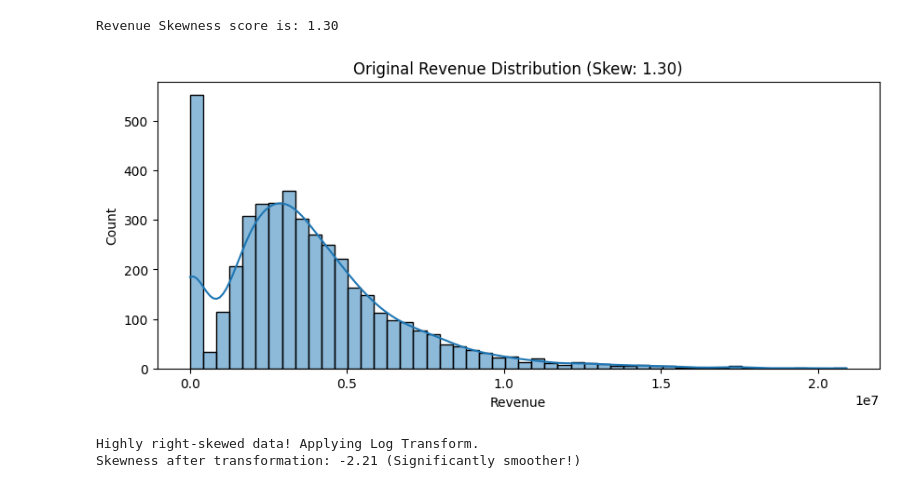
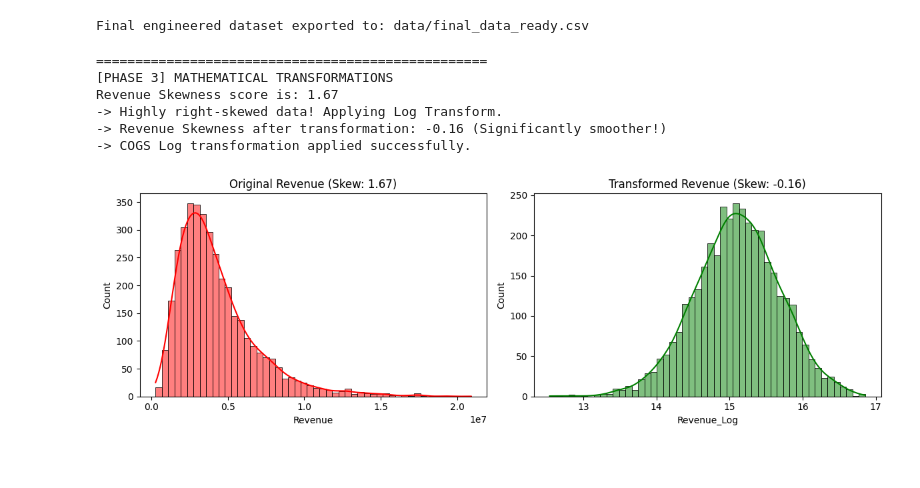
Before and after one commit to anhthi-1811/ecommerce-financial-forecasting, a Jupyter notebook: main.ipynb, the cells around one changed output. Cells and saved outputs as stored; diff of their text form; code cells hidden in the pictures; blank space fills up the shorter version.

Commit message:
Refactor pipeline: Integrate config.ini, fix OOP structure, and add business insights

```diff
--- a/main.ipynb
+++ b/main.ipynb
@@ -39,8 +52,10 @@ if __name__ == "__main__":
 # IMPORT CLASS
 from src.feature_engineer import FeatureEngineer
 
+DATA_DIR = config.get('PATHS', 'DATA_DIR')
+
 # INITIALIZE FEATURE ENGINEERING
-engineer = FeatureEngineer(master_df=base_data, data_dir='data/')
+engineer = FeatureEngineer(master_df=base_data, data_dir=f"{DATA_DIR}/")
 
 # Chain feature engineering methods sequentially
 final_data = (engineer
@@ -54,11 +69,5 @@ final_data = (engineer
               .add_feature_interactions() # Solution 4: Advanced Cross-Interactions
               .get_data())
 
-# Extract all numeric columns (Int, Float)
-numeric_cols = final_data.select_dtypes(include=['number']).columns
-
-# Fill missing values with 0 ONLY for these numeric columns
-final_data[numeric_cols] = final_data[numeric_cols].fillna(0)
-
 display(final_data.head())
 # %% [output]
@@ -88,46 +97,64 @@ display(final_data.head())
 5 rows × 43 columns
 # %%
 # Export final dataset to CSV
-final_data.to_csv('data/final_data_ready.csv', index=False)
+export_path = f"{DATA_DIR}/final_data_ready.csv"
+final_data.to_csv(export_path, index=False)
+print(f"Final engineered dataset exported to: {export_path}")
+# %% [output]
+Final engineered dataset exported to: data/final_data_ready.csv
 # %%
 import numpy as np
 import matplotlib.pyplot as plt
 import seaborn as sns
 
 # ========================================================
-# MATHEMATICAL CHECK FOR SKEWNESS & TRANSFORMATION
+# MATHEMATICAL SKEWNESS CHECK & LOG TRANSFORMS
 # ========================================================
-# 1. Mathematical Check
+print("\n" + "="*50 + "\n[PHASE 3] MATHEMATICAL TRANSFORMATIONS")
+
+# 1. Check Skewness for Revenue
 skew_score = final_data['Revenue'].skew()
 print(f"Revenue Skewness score is: {skew_score:.2f}")
 
-# 2. Visualization
-plt.figure(figsize=(10, 4))
-sns.histplot(final_data['Revenue'], bins=50, kde=True)
-plt.title(f"Original Revenue Distribution (Skew: {skew_score:.2f})")
-plt.show()
-
-# 3. Decision Making
+# 2. Decision Making & Transformations
 if skew_score > 1:
-    print("Highly right-skewed data! Applying Log Transform.")
+    print("-> Highly right-skewed data! Applying Log Transform.")
 
     # Apply log1p transform (log(1+x)) to handle zero values safely
     final_data['Revenue_Log'] = np.log1p(final_data['Revenue'])
+    new_skew = final_data['Revenue_Log'].skew()
+    print(f"-> Revenue Skewness after transformation: {new_skew:.2f} (Significantly smoother!)")
+else:
+    print("-> Data distribution is acceptable.")
+    final_data['Revenue_Log'] = final_data['Revenue']
 
-    # Print result after transformation
-    new_skew = final_data['Revenue_Log'].skew()
-    print(f"Skewness after transformation: {new_skew:.2f} (Significantly smoother!)")
+# Apply Log Transform for COGS as well to prepare for Arena 2
+final_data['COGS_Log'] = np.log1p(final_data['COGS'])
+print("-> COGS Log transformation applied successfully.")
 
-    # Update target variable for model training
-    TARGET = 'Revenue_Log'
-else:
-    print("Data distribution is acceptable.")
-    TARGET = 'Revenue'
+# 3. Visualization (Before vs After)
+plt.figure(figsize=(12, 4))
+
+# Plot Original Revenue Distribution
+plt.subplot(1, 2, 1)
+sns.histplot(final_data['Revenue'], bins=50, kde=True, color='red')
+plt.title(f"Original Revenue (Skew: {skew_score:.2f})")
+
+# Plot Transformed Revenue Distribution
+plt.subplot(1, 2, 2)
+sns.histplot(final_data['Revenue_Log'], bins=50, kde=True, color='green')
+plt.title(f"Transformed Revenue (Skew: {new_skew:.2f})")
+
+plt.tight_layout()
+plt.show()
 # %% [output]
-Revenue Skewness score is: 1.30
+==================================================
+[PHASE 3] MATHEMATICAL TRANSFORMATIONS
+Revenue Skewness score is: 1.67
+-> Highly right-skewed data! Applying Log Transform.
+-> Revenue Skewness after transformation: -0.16 (Significantly smoother!)
+-> COGS Log transformation applied successfully.
-[figure, old version]
+[figure, new version]
-Highly right-skewed data! Applying Log Transform.
-Skewness after transformation: -2.21 (Significantly smoother!)
 # %%
 # Import required pipelines
 from src.model_benchmarker import ModelBenchmarker
```
Also changed, not shown: parts of 6 cells of this notebook, 17 other files.
